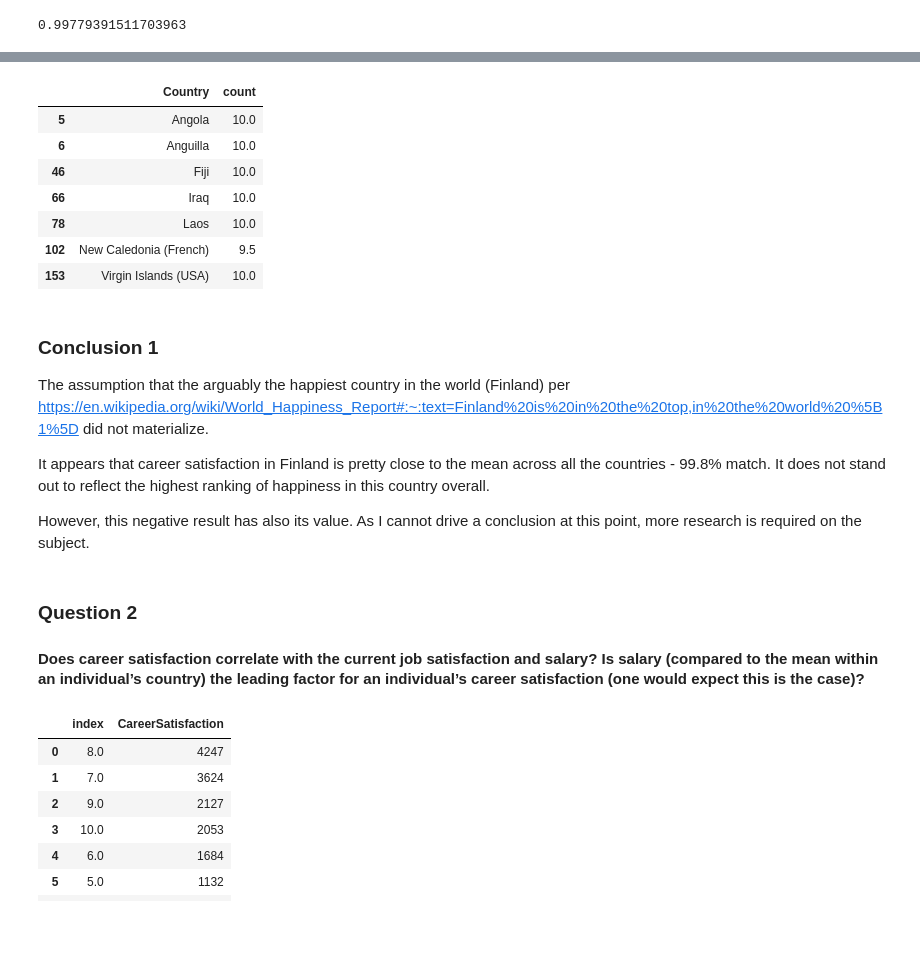
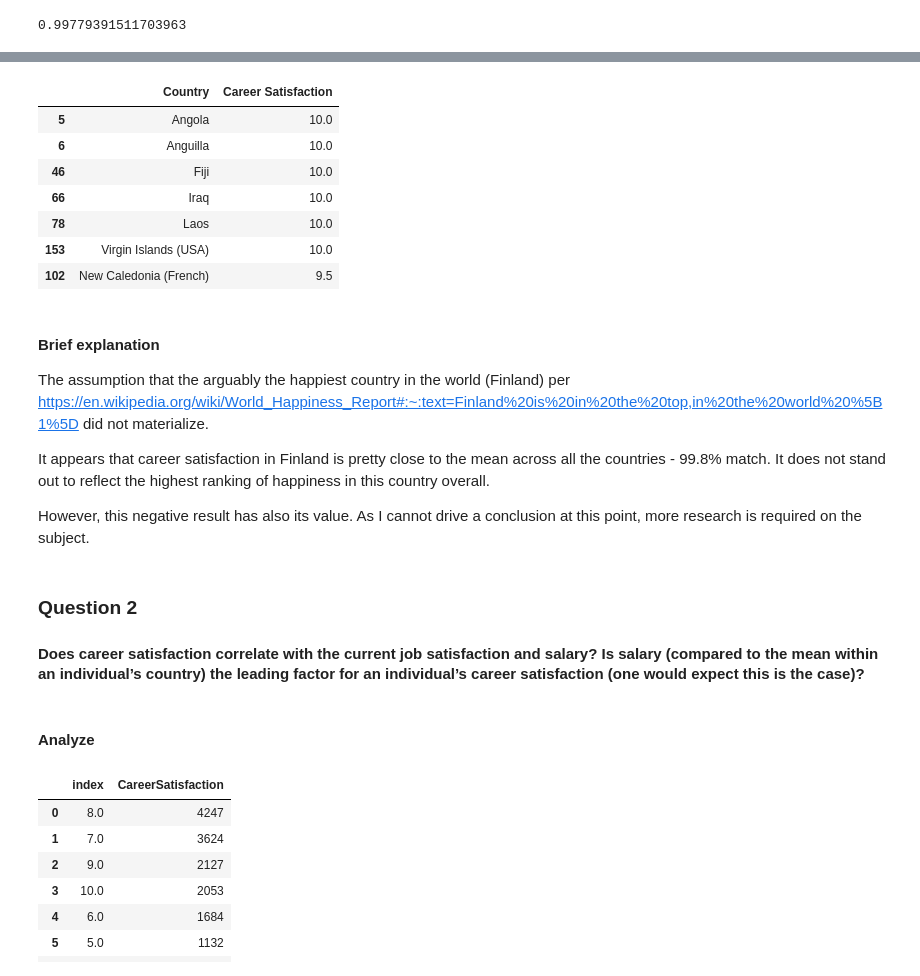
Before and after one commit to esanin1/stackoverflow, a Jupyter notebook: CareerSatisfactionRevealed.ipynb, the cells around one changed output, grey strips where cells are left out. Cells and saved outputs as stored; diff of their text form; code cells hidden in the pictures; blank space fills up the shorter version.

```diff
--- a/CareerSatisfactionRevealed.ipynb
+++ b/CareerSatisfactionRevealed.ipynb
@@ -179,21 +196,21 @@ plt.title("Country");
 # %%
 # That plot above is hard to read - let's change use some descriptive statistics to select countries with
 # the highest career satisfaction
-df_means = df_career.groupby('Country')['CareerSatisfaction'].mean().reset_index(name='count')
+df_means = df_career.groupby('Country')['CareerSatisfaction'].mean().reset_index(name='Career Satisfaction')
 
-df_means_9 = df_means[df_means['count']> 9]
-df_means_9
+df_means_9 = df_means[df_means['Career Satisfaction']> 9]
+df_means_9.sort_values(by=['Career Satisfaction'], ascending=False)
 # %% [output]
-|  | Country | count |
+|  | Country | Career Satisfaction |
 | 5 | Angola | 10.0 |
 | 6 | Anguilla | 10.0 |
 | 46 | Fiji | 10.0 |
 | 66 | Iraq | 10.0 |
 | 78 | Laos | 10.0 |
+| 153 | Virgin Islands (USA) | 10.0 |
 | 102 | New Caledonia (French) | 9.5 |
-| 153 | Virgin Islands (USA) | 10.0 |
 # %% [markdown]
-### Conclusion 1
+#### Brief explanation
 
 The assumption that the arguably the happiest country in the world (Finland) per https://en.wikipedia.org/wiki/World_Happiness_Report#:~:text=Finland%20is%20in%20the%20top,in%20the%20world%20%5B1%5D did not materialize.
 
@@ -204,6 +221,8 @@ However, this negative result has also its value. As I cannot drive a conclusion
 # %% [markdown]
 ### Question 2
 #### Does career satisfaction correlate with the current job satisfaction and salary? Is salary (compared to the mean within an individual’s country) the leading factor for an individual’s career satisfaction (one would expect this is the case)?
+# %% [markdown]
+#### Analyze
 # %%
 #Let's now take a closer look at the CareerSatisfaction value distribution
 df_career_rate = df['CareerSatisfaction'].value_counts().reset_index()
```
Also changed, not shown: parts of 15 cells of this notebook.
